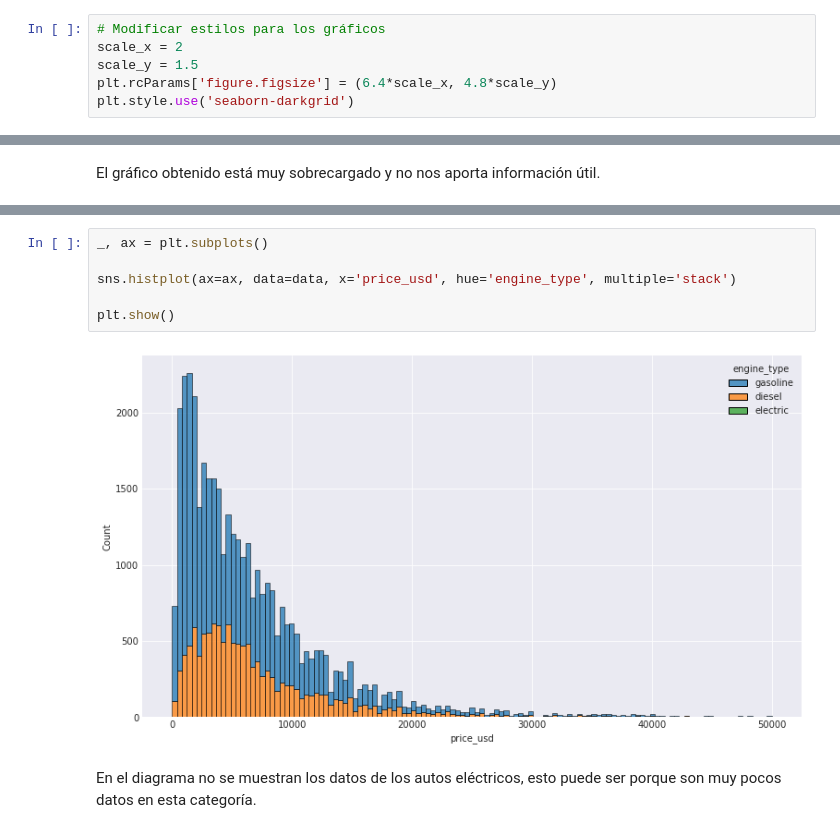
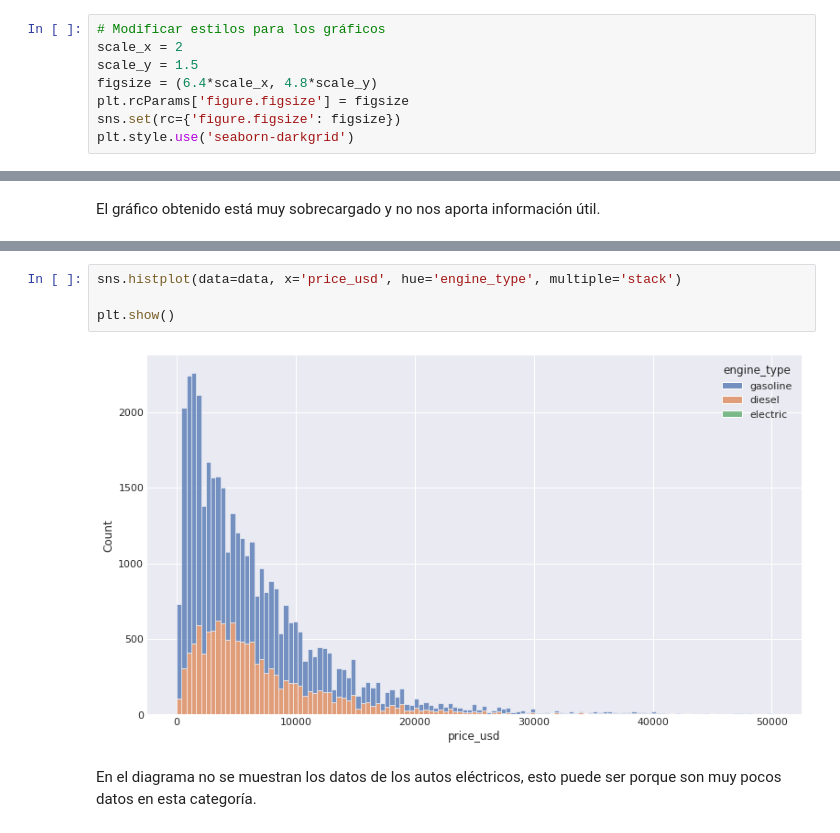
Before and after one commit to luiscib3r/Curso-de-Data-Science, a Jupyter notebook: 01 Estadística descriptiva.ipynb, the cells around one changed output, grey strips where cells are left out. Cells and saved outputs as stored; diff of their text form.

Commit message:
Visualizacion de datos

```diff
--- a/01 Estadística descriptiva.ipynb
+++ b/01 Estadística descriptiva.ipynb
@@ -176,7 +177,9 @@ plt.rcParamsDefault['figure.figsize']
 # Modificar estilos para los gráficos
 scale_x = 2
 scale_y = 1.5
-plt.rcParams['figure.figsize'] = (6.4*scale_x, 4.8*scale_y)
+figsize = (6.4*scale_x, 4.8*scale_y)
+plt.rcParams['figure.figsize'] = figsize
+sns.set(rc={'figure.figsize': figsize})
 plt.style.use('seaborn-darkgrid')
 # %%
 # Mostrar histograma de precios con 20 bins
@@ -216,11 +213,9 @@ plt.show()
 # %%
-_, ax = plt.subplots()
-
-sns.histplot(ax=ax, data=data, x='price_usd', hue='engine_type', multiple='stack')
+sns.histplot(data=data, x='price_usd', hue='engine_type', multiple='stack')
 
 plt.show()
 # %% [output]
-[figure, old version]
+[figure, new version]
 # %% [markdown]
 En el diagrama no se muestran los datos de los autos eléctricos, esto puede ser porque son muy pocos datos en esta categoría.
 # %%
```
Also changed, not shown: parts of 14 cells of this notebook.
